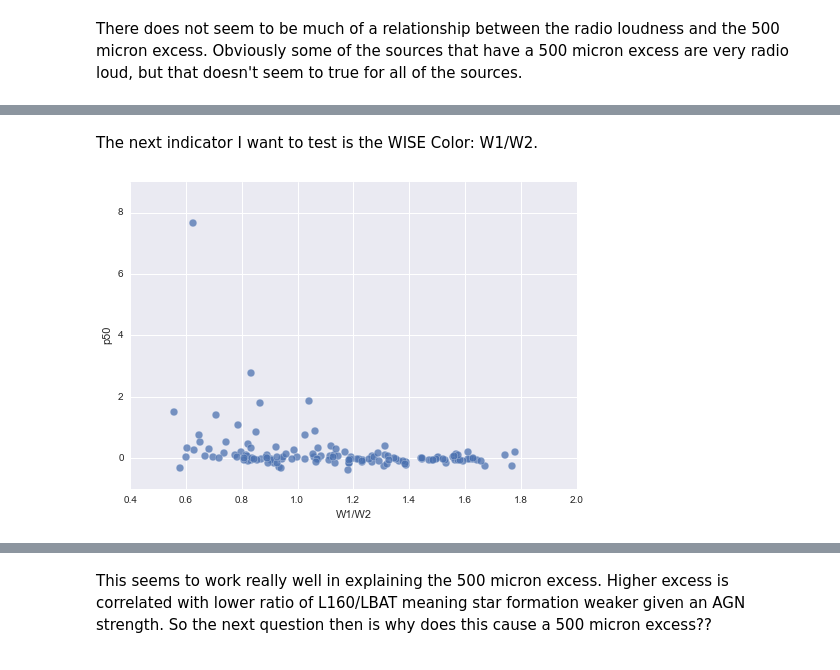
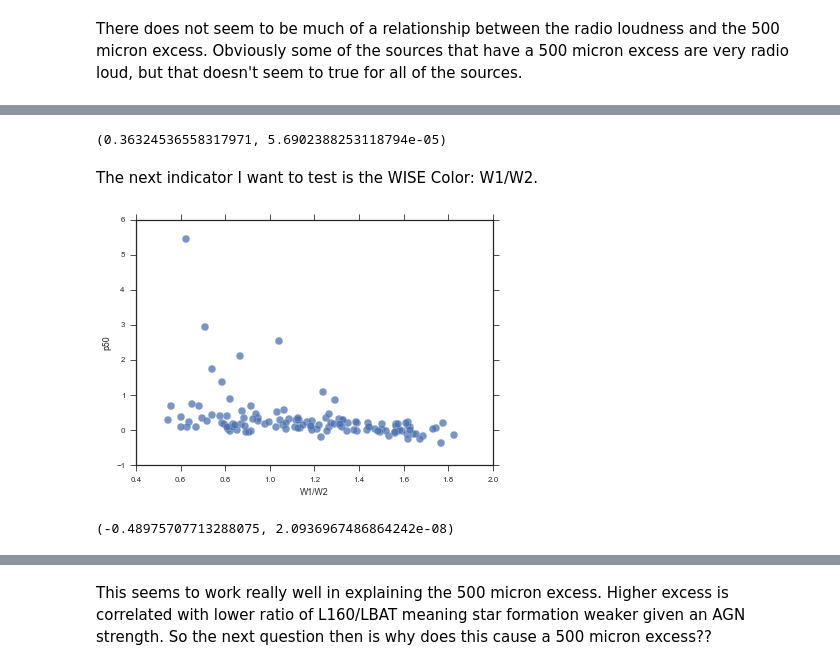
Before and after one commit to ttshimiz/spire-catalog-analysis, a Jupyter notebook: 500um-excess/examine-500um-excess-beta2-TwarmFree.ipynb, the cells around one changed output, grey strips where cells are left out. Saved outputs shown, nothing was run; the diff lists cells and outputs as text; code cells hidden in the pictures.

```diff
--- a/500um-excess/examine-500um-excess-beta2-TwarmFree.ipynb
+++ b/500um-excess/examine-500um-excess-beta2-TwarmFree.ipynb
@@ -127,10 +140,3 @@ UGC08327NED02             1.506095
 Name: p50, dtype: float64
 # %% [markdown]
 Now lets plot the SPIRE color-color diagram with the colors of the markers according to their 500 micron excess measurement.
-# %%
-# Upload the herschel data
-data_dir = '/Users/ttshimiz/Github/bat-data/'
-herschel_data = pd.read_csv(data_dir+'bat_herschel.csv', index_col=0)
-
-excess500['F250/F350'] = herschel_data['PSW']/herschel_data['PMW']
-excess500['F350/F500'] = herschel_data['PMW']/herschel_data['PLW']
@@ -172,10 +224,12 @@ excess500['Dist'] = gen_info['Dist_[Mpc]']
 # %% [markdown]
 Before looking at the relationship I want to define a function that will plot everything the way I want to without having to call the same lines of code every time.
 # %%
-def plot_relationship(df, keyx, keyy, logx=False, logy=False):
+def plot_relationship(df, keyx, keyy, logx=False, logy=False, exclude=None):
 
     blue, green, red, purple, yellow, cyan = sns.color_palette('deep')
     fig, ax = plt.subplots(1, 1)
+    if exclude is not None:
+        df = df[exclude]
     df_clean = df[[keyx, keyy]].dropna(axis=0)
     if (logx == False) & (logy == False):
         pp = ax.scatter(df_clean[keyx], df_clean[keyy], c=blue, s=60, alpha=0.75, edgecolor='white')
@@ -251,10 +309,14 @@ data = data.combine_first(b)
 data['R1'] = data['L20cm']/data['LBAT']
 
 # Radio Loudness 2 = L20cm/L160
-l160 = 4*np.pi*(dist.to(u.cm).value)**2*(3e10/160e-4)*herschel_data['PACS160']*10**(-23)
+l160 = 4*np.pi*(dist.to(u.cm).value)**2*(3e10/160e-4)*bat_herschel['PACS160']*10**(-23)
+l70 = 4*np.pi*(dist.to(u.cm).value)**2*(3e10/160e-4)*bat_herschel['PACS70']*10**(-23)
 data['L160'] = l160
 data['R2'] = data['L20cm']/data['L160']
 
 # Plot the relationship between R1 and 500 micron excess
-fig_r1 = plot_relationship(data, 'R1', 'p50', logx=True)
+fig_r1 = plot_relationship(data, 'R1', 'p50', logx=True, exclude=~flag)
+fig_r1.gca().set_ylabel(r'$E_{500}$')
+fig_r1.gca().set_xlabel(r'$\log\,\,R_{\rm X}$')
+sns.despine()
 # %% [output]
@@ -272,0 +347,3 @@ fig_r2 = plot_relationship(data, 'L20cm', 'p50', logx=True)
+# %%
+data['F70/F160'] = data['PACS70']/data['PACS160']
+fig_r2 = plot_relationship(data, 'F70/F160', 'p50', logx=True, exclude=~flag)
@@ -273,10 +352,19 @@ fig_r2 = plot_relationship(data, 'L20cm', 'p50', logx=True)
+# %%
+scp_stats.spearmanr(data['p50'][~flag & (data['p50'] < 1)], data['F70/F160'][~flag& (data['p50'] < 1)])
+# %% [output]
+(0.36324536558317971, 5.6902388253118794e-05)
 # %% [markdown]
 The next indicator I want to test is the WISE Color: W1/W2.
 # %%
 # Import the WISE data
 wise_data = pd.read_csv(direct+'/bat-data/bat_wise.csv', index_col=0)
 data['W1/W2'] = wise_data.W1/wise_data.W2
+data['W3/BAT'] = wise_data.W3/bat_dat.BAT_flux
 
-fig_wise = plot_relationship(data, 'W1/W2', 'p50')
+fig_wise = plot_relationship(data, 'W1/W2', 'p50', exclude=~flag)
 # %% [output]
-[figure, old version]
+[figure, new version]
+# %%
+scp_stats.spearmanr(data['p50'][~flag & (data['p50'] < 1.0)], data['W1/W2'][~flag & (data['p50'] < 1.0)])
+# %% [output]
+(-0.48975707713288075, 2.0936967486864242e-08)
```
Also changed, not shown: parts of 32 cells of this notebook, 1 other file.
